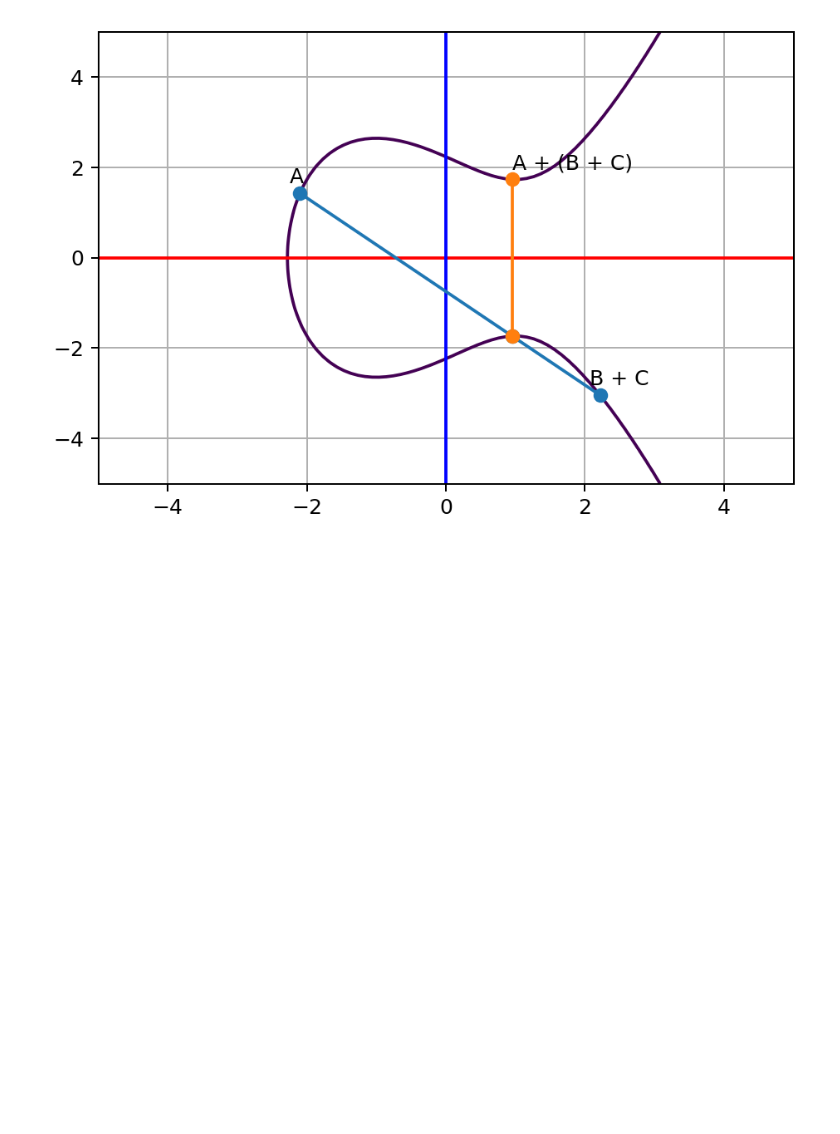
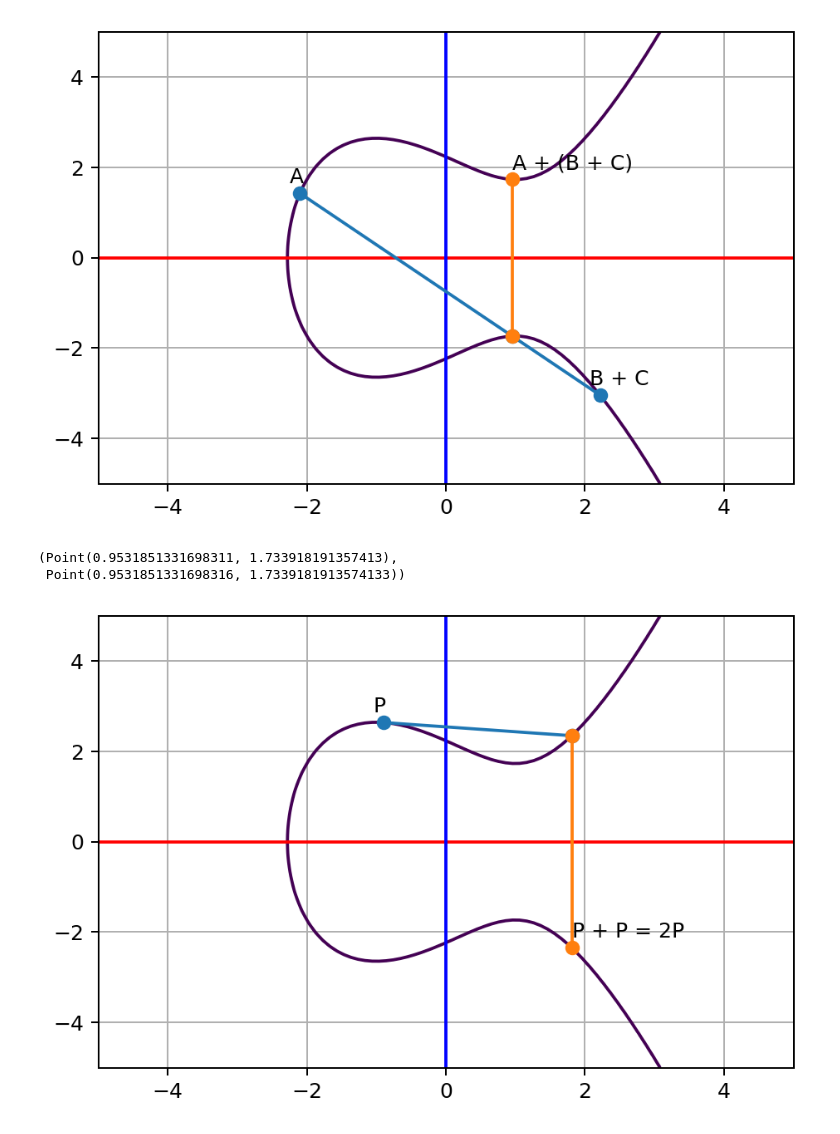
Before and after one commit to fangpenlin/elliptic-curve-explained, a Jupyter notebook: elliptic-curve-explained.ipynb, the cells around one changed output. Drawn from its saved outputs; the diff is of its cells as text; code cells hidden in the pictures; blank space fills up the shorter version.

Commit message:
Add double point

```diff
--- a/elliptic-curve-explained.ipynb
+++ b/elliptic-curve-explained.ipynb
@@ -4,6 +4,9 @@ import matplotlib as mpl
 mpl.rcParams['figure.dpi'] = 180
 # %%
 import numpy as np
+
+A = -3
+B = 5
 
 def y_value(a, b, x):
     """Get positive y value of the curve given x"""
@@ -28,6 +31,12 @@ class Point:
         y = slope * x + (self.y - slope * self.x)
         return Point(x, -y)
 
+    def double(self):
+        slope = (3 * (self.x ** 2) + A) / (2 * self.y)
+        x = (slope ** 2) - (2 * self.x)
+        y = slope * x + (self.y - slope * self.x)
+        return Point(x, -y)
+
     def oppsite(self):
         return Point(self.x, -self.y)
 
@@ -36,16 +45,17 @@ class Point:
 # %%
 import matplotlib.pyplot as plt
 
-A = -3
-B = 5
-
-def plot_curve(p0, p1, p0_annotation, p1_annotation, third_point_annotation, sum_point_annotation):
+def plot_ec():
     y, x = np.ogrid[-5:5:100j, -5:5:100j]
     z = pow(y, 2) - pow(x, 3) - x * A - B
 
     plt.contour(x.ravel(), y.ravel(), z, [0])
     plt.axhline(y=0, color='r')
     plt.axvline(x=0, color='b')
+
+
+def plot_distinct_point_curve(p0, p1, p0_annotation, p1_annotation, third_point_annotation, sum_point_annotation):
+    plot_ec()
 
     p2 = p0 + p1
 
@@ -68,6 +78,29 @@ def plot_curve(p0, p1, p0_annotation, p1_annotation, third_point_annotation, sum
 
     plt.grid()
     plt.show()
+
+
+def plot_double_point_curve(p, p_annotation, sum_point_annotation):
+    plot_ec()
+
+    p2 = p.double()
+
+    line0 = np.array([
+        p.np(),
+        p2.oppsite().np(),
+    ])
+    plt.plot(line0[:,0], line0[:,1], marker='o')
+    plt.annotate(p_annotation, xy=line0[0], xytext=(-5, 5), textcoords='offset points')
+
+    line1 = np.array([
+        p2.oppsite().np(),
+        p2.np()
+    ])
+    plt.plot(line1[:,0], line1[:,1], marker='o')
+    plt.annotate(sum_point_annotation, xy=line1[1], xytext=(0, 5), textcoords='offset points')
+
+    plt.grid()
+    plt.show()
 # %%
 a = Point(-2.1, y_value(A, B, -2.1))
 b = Point(0.2, y_value(A, B, 0.2))
@@ -106,4 +139,13 @@ plot_curve(
 # %%
 ab_c = ab + c
 a_bc = a + bc
-(ab_c, )
+(ab_c, a_bc)
+# %% [output]
+(Point(0.9531851331698311, 1.733918191357413),
+ Point(0.9531851331698316, 1.7339181913574133))
+# %%
+p = Point(-0.9, y_value(A, B, -0.9))
+# %%
+plot_double_point_curve(p, "P", "P + P = 2P")
+# %% [output]
+[figure, added]
```
Also changed, not shown: parts of 7 cells of this notebook.
